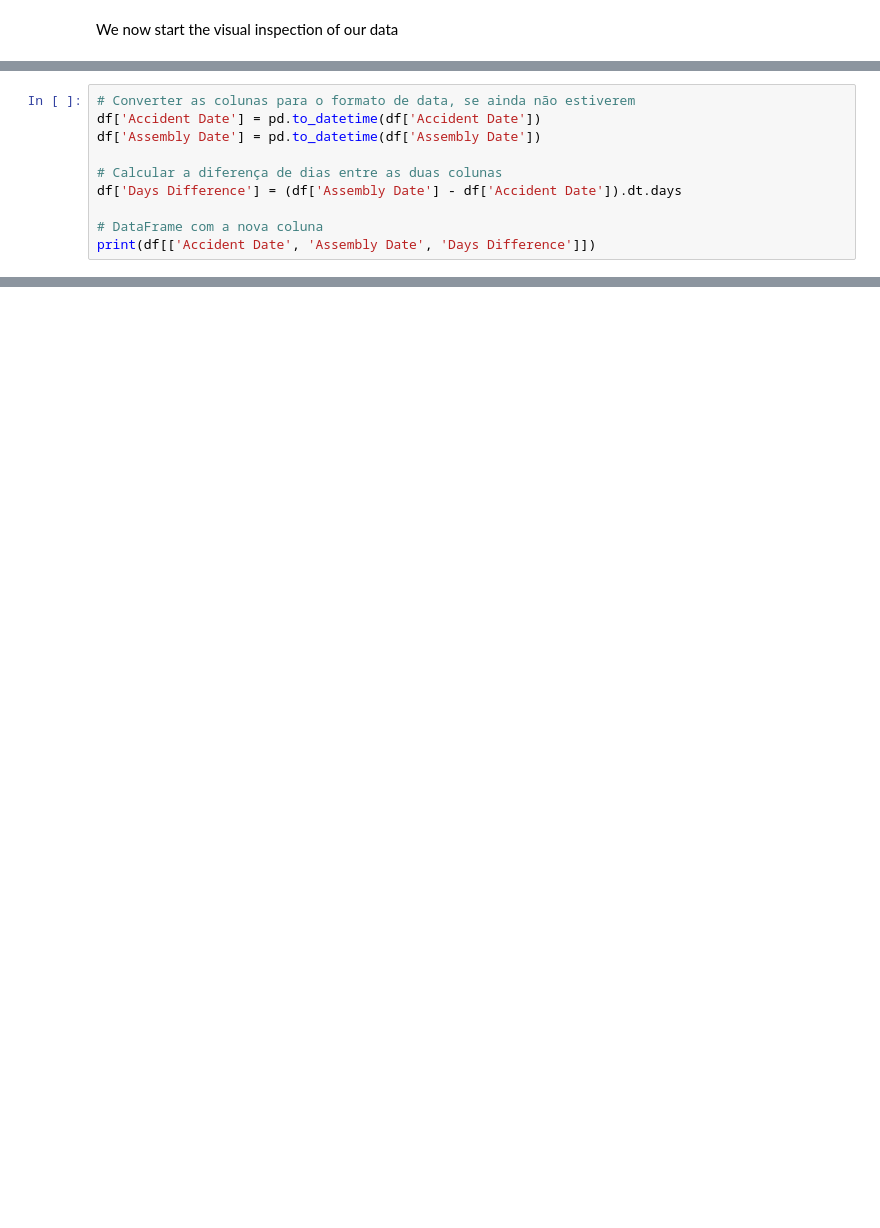
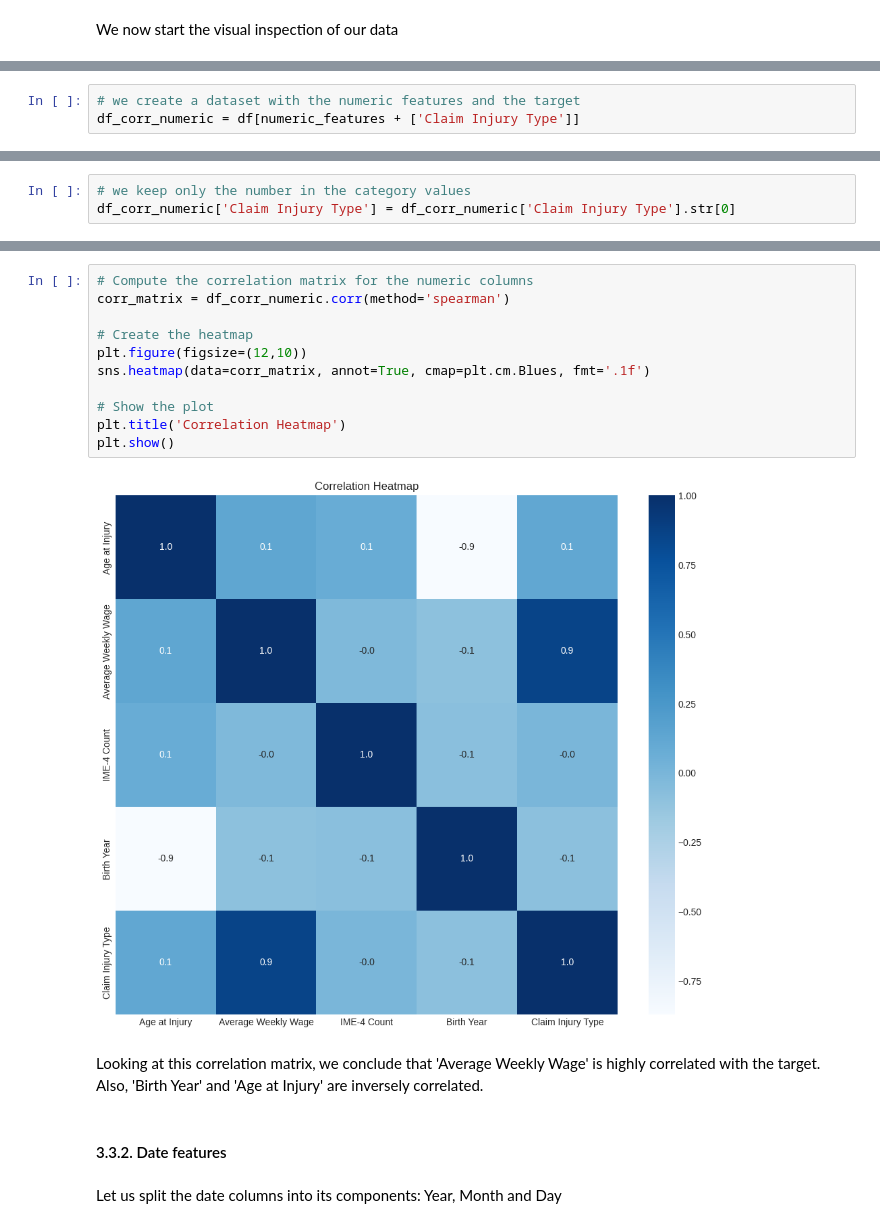
Before and after one commit to jm651120/ml_project, a Jupyter notebook: ml_project.ipynb, the cells around one changed output, grey strips where cells are left out. Drawn from its saved outputs; the diff is of its cells as text; blank space fills up the shorter version.

```diff
--- a/ml_project.ipynb
+++ b/ml_project.ipynb
@@ -497,10 +364,0 @@ df['Alternative Dispute Resolution'].value_counts()
-# %%
-# Converter as colunas para o formato de data, se ainda não estiverem
-df['Accident Date'] = pd.to_datetime(df['Accident Date'])
-df['Assembly Date'] = pd.to_datetime(df['Assembly Date'])
-
-# Calcular a diferença de dias entre as duas colunas
-df['Days Difference'] = (df['Assembly Date'] - df['Accident Date']).dt.days
-
-# DataFrame com a nova coluna
-print(df[['Accident Date', 'Assembly Date', 'Days Difference']])
@@ -910,0 +549,3 @@ print(covid_yes_claim_injury_df)
+# %%
+# we create a dataset with the numeric features and the target
+df_corr_numeric = df[numeric_features + ['Claim Injury Type']]
@@ -910,0 +557,3 @@ print(covid_yes_claim_injury_df)
+# %%
+# we keep only the number in the category values
+df_corr_numeric['Claim Injury Type'] = df_corr_numeric['Claim Injury Type'].str[0]
@@ -910,0 +575,19 @@ print(covid_yes_claim_injury_df)
+# %%
+# Compute the correlation matrix for the numeric columns
+corr_matrix = df_corr_numeric.corr(method='spearman')
+
+# Create the heatmap
+plt.figure(figsize=(12,10))
+sns.heatmap(data=corr_matrix, annot=True, cmap=plt.cm.Blues, fmt='.1f')
+
+# Show the plot
+plt.title('Correlation Heatmap')
+plt.show()
+# %% [output]
+[figure, added]
+# %% [markdown]
+Looking at this correlation matrix, we conclude that 'Average Weekly Wage' is highly correlated with the target. Also, 'Birth Year' and 'Age at Injury' are inversely correlated.
+# %% [markdown]
+#### 3.3.2. Date features
+# %% [markdown]
+Let us split the date columns into its components: Year, Month and Day
```
Also changed, not shown: parts of 162 cells of this notebook.
